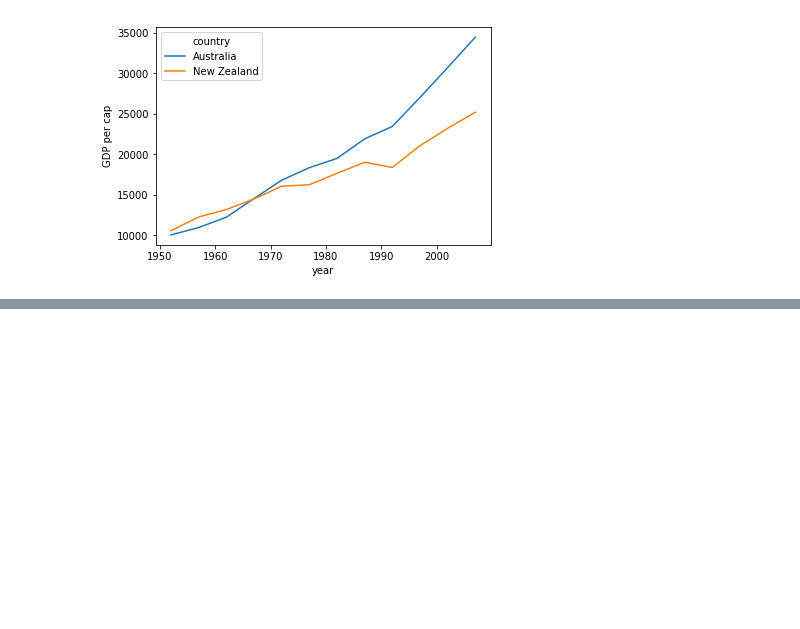
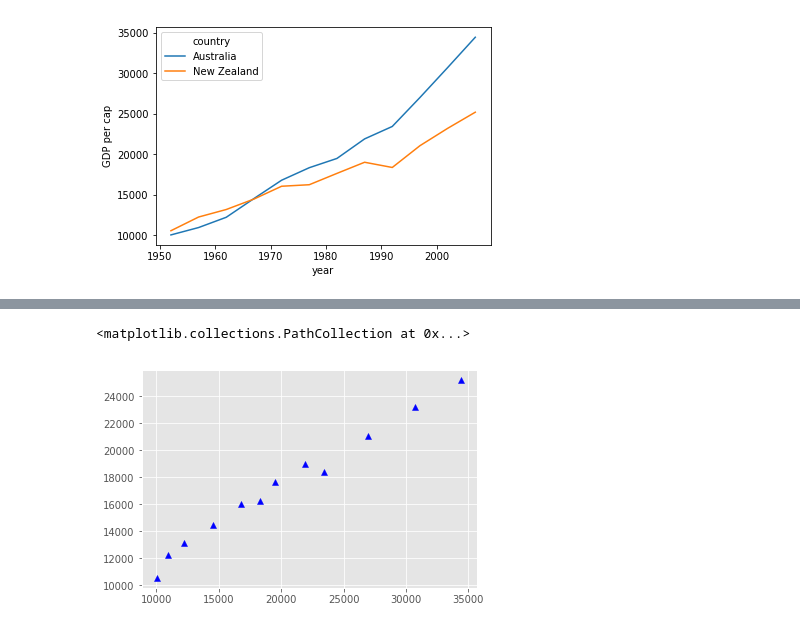
Before and after one commit to red25ar/Python-Day2, a Jupyter notebook: code/day2.py.ipynb, the cells around one changed output, grey strips where cells are left out. Drawn from its saved outputs; the diff is of its cells as text; code cells hidden in the pictures; blank space fills up the shorter version.

```diff
--- a/code/day2.py.ipynb
+++ b/code/day2.py.ipynb
@@ -112,0 +132,5 @@ Text(0.5,0,'year')
+# %%
+plt.scatter(gdp_aus, gdp_nz, color='b', marker = '^')
+# %% [output]
+<matplotlib.collections.PathCollection at 0x...>
+[figure, added]
```
Also changed, not shown: parts of 14 cells of this notebook.
